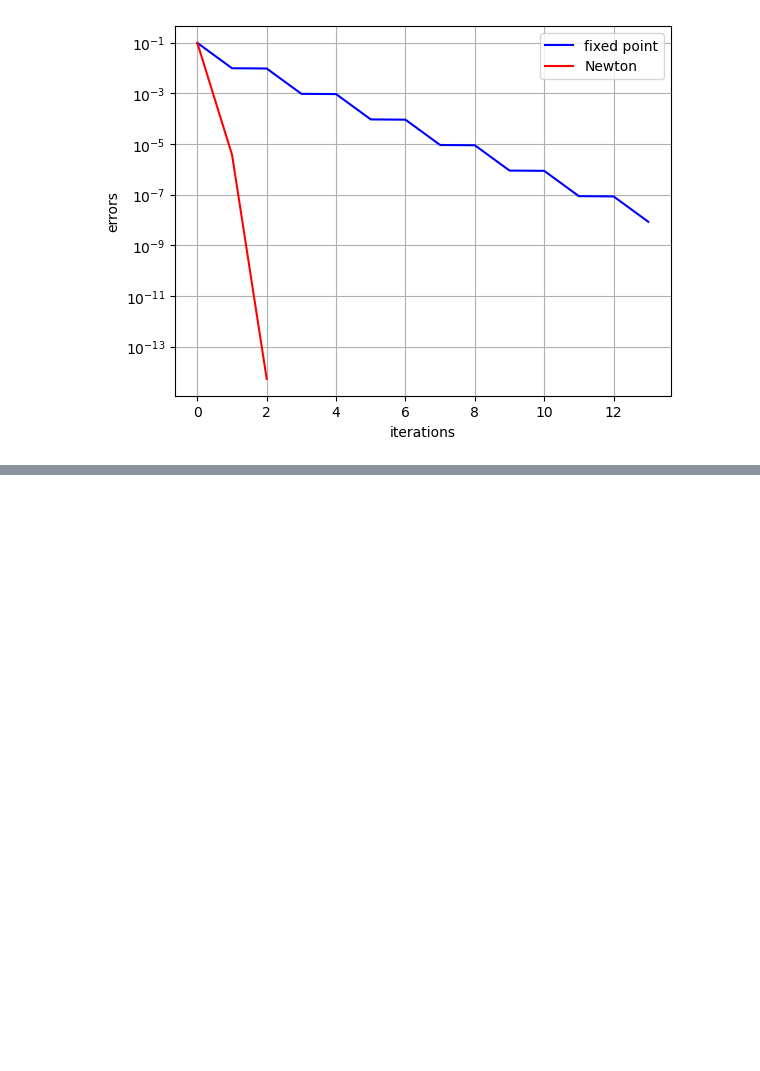
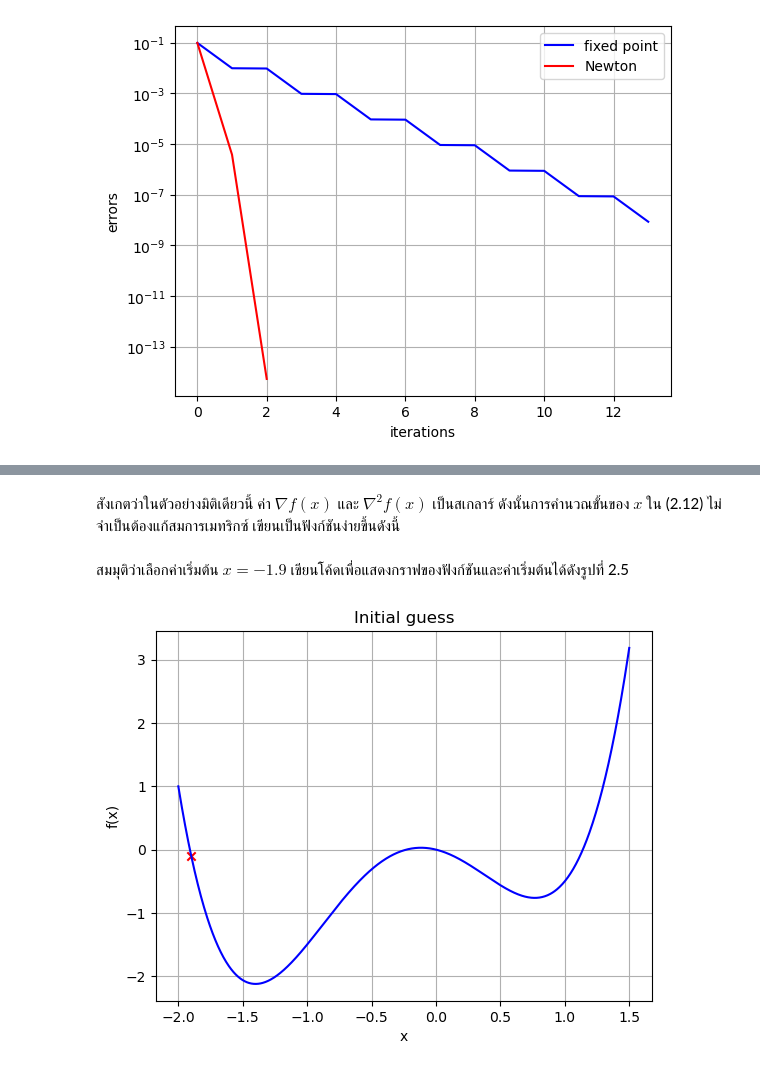
Before and after one commit to dewdotninja/ocrl, a Jupyter notebook: doc/notebooks/chapter2.ipynb, the cells around one changed output, grey strips where cells are left out. Saved outputs shown, nothing was run; the diff lists cells and outputs as text; code cells hidden in the pictures; blank space fills up the shorter version.

```diff
--- a/doc/notebooks/chapter2.ipynb
+++ b/doc/notebooks/chapter2.ipynb
@@ -263,0 +303,3 @@ plt.show()
+# %%
+def f(x):
+    return x**4 + x**3 -2*x**2 - 0.5*x
@@ -263,0 +315,3 @@ plt.show()
+# %% [markdown]
+สังเกตว่าในตัวอย่างมิติเดียวนี้ ค่า $\nabla f(x)$ และ $\nabla^2 f(x)$ เป็นสเกลาร์
+ดังนั้นการคำนวณขั้นของ $x$ ใน (2.12) ไม่จำเป็นต้องแก้สมการเมทริกซ์ เขียนเป็นฟังก์ชันง่ายขึ้นดังนี้
@@ -263,0 +322,16 @@ plt.show()
+# %% [markdown]
+สมมุติว่าเลือกค่าเริ่มต้น $x = -1.9$ เขียนโค้ดเพื่อแสดงกราฟของฟังก์ชันและค่าเริ่มต้นได้ดังรูปที่ 2.5
+# %%
+x = np.linspace(-2, 1.5, 1000)
+xguess = [-1.9]
+i = 0
+plt.figure()
+plt.plot(x, f(x),'b')
+plt.scatter(xguess, f(xguess[0]),marker='x',color='r')
+plt.xlabel('x')
+plt.ylabel('f(x)')
+plt.grid(True)
+plt.title('Initial guess')
+plt.show()
+# %% [output]
+[figure, added]
```
Also changed, not shown: parts of 13 cells of this notebook.
